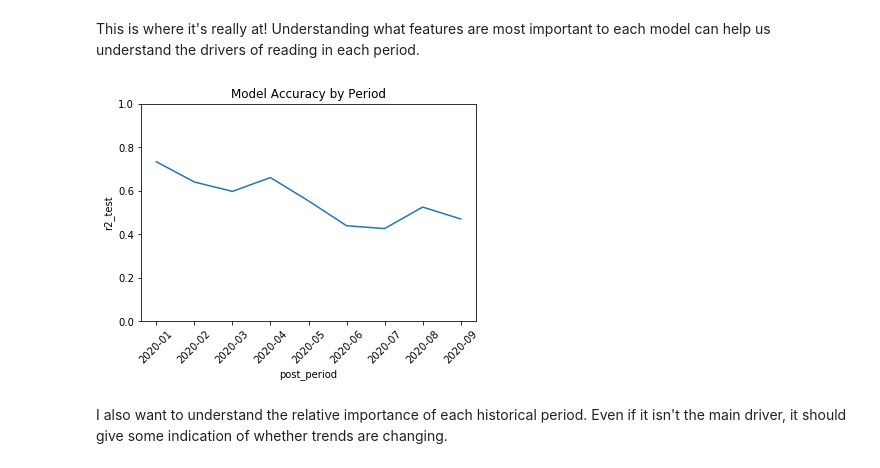
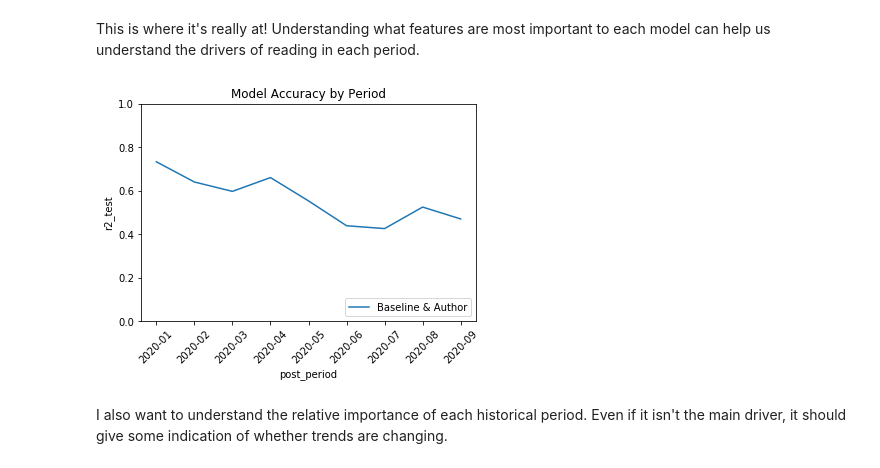
Before and after one commit to kathleenyoung1/Reading-Trends, a Jupyter notebook: monthly_2020_models - baseline + author.ipynb, the cells around one changed output. Saved outputs shown, nothing was run; the diff lists cells and outputs as text; code cells hidden in the pictures.

Commit message:
better labels

```diff
--- a/monthly_2020_models - baseline + author.ipynb
+++ b/monthly_2020_models - baseline + author.ipynb
@@ -81,16 +81,17 @@ print(performance_df.round(3))
 # %% [markdown]
 This is where it's really at! Understanding what features are most important to each model can help us understand the drivers of reading in each period.
 # %%
-sns.lineplot(data=performance_df, x="post_period", y="r2_test")
+sns.lineplot(data=performance_df, x="post_period", y="r2_test", label = "Baseline & Author")
 
 plt.ylim(0, 1)
 plt.xticks(rotation=45)
 
 plt.title("Model Accuracy by Period")
 
+plt.legend(loc = "lower right")
 plt.show()
 # %% [output]
-[figure, old version]
+[figure, new version]
 # %%
 coefficient_df = regression_processor.get_coefficient_df()
 coefficient_df.to_csv("coefficient_df.csv")
```
